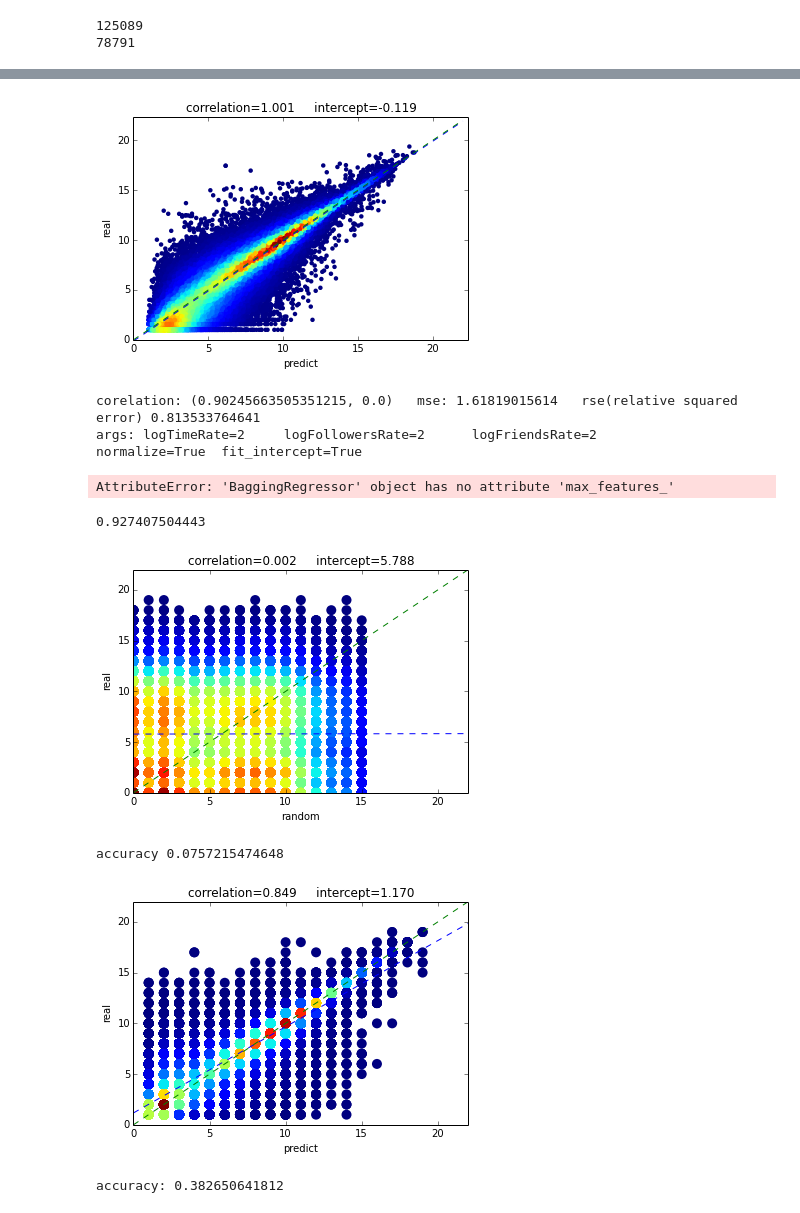
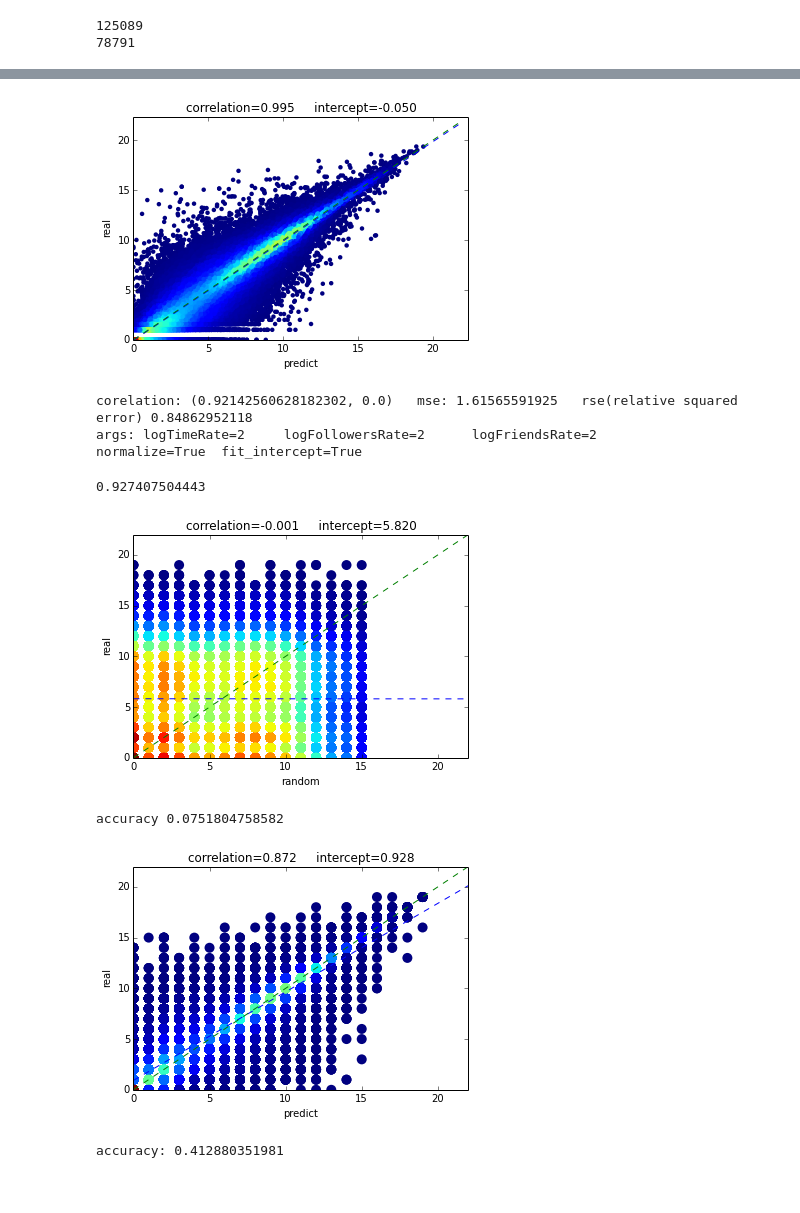
Before and after one commit to Toendex/CS579-final-project, a Jupyter notebook: src/tap.ipynb, the cells around one changed output, grey strips where cells are left out. Drawn from its saved outputs; the diff is of its cells as text; code cells hidden in the pictures.

```diff
--- a/src/tap.ipynb
+++ b/src/tap.ipynb
@@ -783,8 +781,9 @@ def plot_trends(x, y, label1, label2):
 
 def doooo(lexicons,a,b,c,d,e,downR=0.8):
     vec=DictVectorizer()
-    X=getXmatrix(lexicons,objlst,vec,a,b,c,2)
-    Y=getY(objlst,2)
+    X=getXmatrix(lexicons,objlst,vec,a,b,c,0)
+    Y=getY(objlst,0)
+    print 'minY:',min(Y)
 #     reg=LogisticRegression()
 #     reg.fit(X[up:down],Y[up:down])
 #     reg = BaggingRegressor(base_estimator=LinearRegression(normalize=d,fit_intercept=e))
@@ -873,8 +873,8 @@ from sklearn import tree
 
 def doooo3(lexicons,a,b,c,d,e,downR=0.8):
     vec=DictVectorizer()
-    X=getXmatrix(lexicons,objlst,vec,a,b,c,2)
-    Y=getY(objlst,2)
+    X=getXmatrix(lexicons,objlst,vec,a,b,c,0)
+    Y=getY(objlst,0)
 #     reg=LogisticRegression()
 #     reg.fit(X[up:down],Y[up:down])
 #     reg = BaggingRegressor(base_estimator=LinearRegression(normalize=d,fit_intercept=e))
@@ -940,8 +940,8 @@ from sklearn import tree
 
 def doooo3(lexicons,a,b,c,d,e,downR=0.8):
     vec=DictVectorizer()
-    X=getXmatrix(lexicons,objlst,vec,a,b,c,2)
-    Y=getY(objlst,2)
+    X=getXmatrix(lexicons,objlst,vec,a,b,c,0)
+    Y=getY(objlst,0)
 #     reg=LogisticRegression()
 #     reg.fit(X[up:down],Y[up:down])
 #     reg = BaggingRegressor(base_estimator=LinearRegression(normalize=d,fit_intercept=e))
@@ -956,37 +956,36 @@ def doooo3(lexicons,a,b,c,d,e,downR=0.8):
     plot_trends(test_preds,Y[down:],'predict','real')
 
 #     return pearsonr(test_preds, Y[down:down+testSize]),mean_squared_error(Y[down:down+testSize], test_preds),zip(vec.get_feature_names(),reg.coef_),reg.intercept_
 #     return pearsonr(test_preds, Y[down:down+testSize]),math.sqrt(mean_squared_error(Y[down:down+testSize], test_preds)),r2_score(Y[down:down+testSize], test_preds)
     return pearsonr(test_preds, Y[down:]),math.sqrt(mean_squared_error(Y[down:], test_preds)),r2_score(Y[down:], test_preds),reg
 
 
 logTimeRate=range(2,3)
 logFollowersRate=range(2,3)
 logFriendsRate=range(2,3)
 # normalize=[True,False]
 # fit_intercept=[True,False]
 normalize=[True]
 fit_intercept=[True]
 
 argnames = ['logTimeRate', 'logFollowersRate', 'logFriendsRate','normalize','fit_intercept']
 option_iter = product(logTimeRate, logFollowersRate, logFriendsRate, normalize, fit_intercept)
 results=[]
 for options in option_iter:
     dic={}
     dic['arg_str']='\t'.join('%s=%s' % (name, opt) for name, opt in zip(argnames, options))
 #     dic['correlation'],dic['mse'],dic['score'],dic['coef'],dic['intercept']=doooo(lexicons,*options)
     dic['correlation'],dic['mse'],dic['score'],dic['reg']=doooo3(lexicons,*options)
     results.append(dic)
     print 'corelation:',dic['correlation'],'  mse:',dic['mse'],'  rse(relative squared error)',dic['score']
     print 'args:',dic['arg_str']
 
 # print results[0]['reg'].max_features_
 # print results[0]['reg'].feature_importances_
 # %% [output]
-[figure, old version]
+[figure, new version]
-corelation: (0.90245663505351215, 0.0)   mse: 1.61819015614   rse(relative squared error) 0.813533764641
+corelation: (0.92142560628182302, 0.0)   mse: 1.61565591925   rse(relative squared error) 0.84862952118
 args: logTimeRate=2     logFollowersRate=2      logFriendsRate=2        normalize=True  fit_intercept=True
-AttributeError: 'BaggingRegressor' object has no attribute 'max_features_'
 # %%
 #base line for regression
 
@@ -1071,8 +1070,8 @@ dic['score']=baseLine(objlst,p,2)
 print 'accuracy',dic['score']
 # %% [output]
 0.927407504443
-[figure, old version]
+[figure, new version]
-accuracy 0.0757215474648
+accuracy 0.0751804758582
 # %%
 #Decision tree classifier with BaggingClassifier
 
@@ -1216,8 +1215,8 @@ def plot_trends(x, y, label1, label2):
 
 def doooo(lexicons,a,b,c,d,e,downR=0.8):
     vec=DictVectorizer()
-    X=getXmatrix(lexicons,objlst,vec,a,b,c,2)
-    Y=getY(objlst,2)
+    X=getXmatrix(lexicons,objlst,vec,a,b,c,0)
+    Y=getY(objlst,0)
 #     reg=LogisticRegression()
 #     reg.fit(X[up:down],Y[up:down])
 #     reg = BaggingRegressor(base_estimator=LinearRegression(normalize=d,fit_intercept=e))
@@ -1259,8 +1258,8 @@ for options in option_iter:
     dic['score']=doooo(lexicons,*options)
     print 'accuracy:',dic['score']
 # %% [output]
-[figure, old version]
+[figure, new version]
-accuracy: 0.382650641812
+accuracy: 0.412880351981
 # %%
 #End here
 # %%
```
Also changed, not shown: parts of 6 cells of this notebook.
